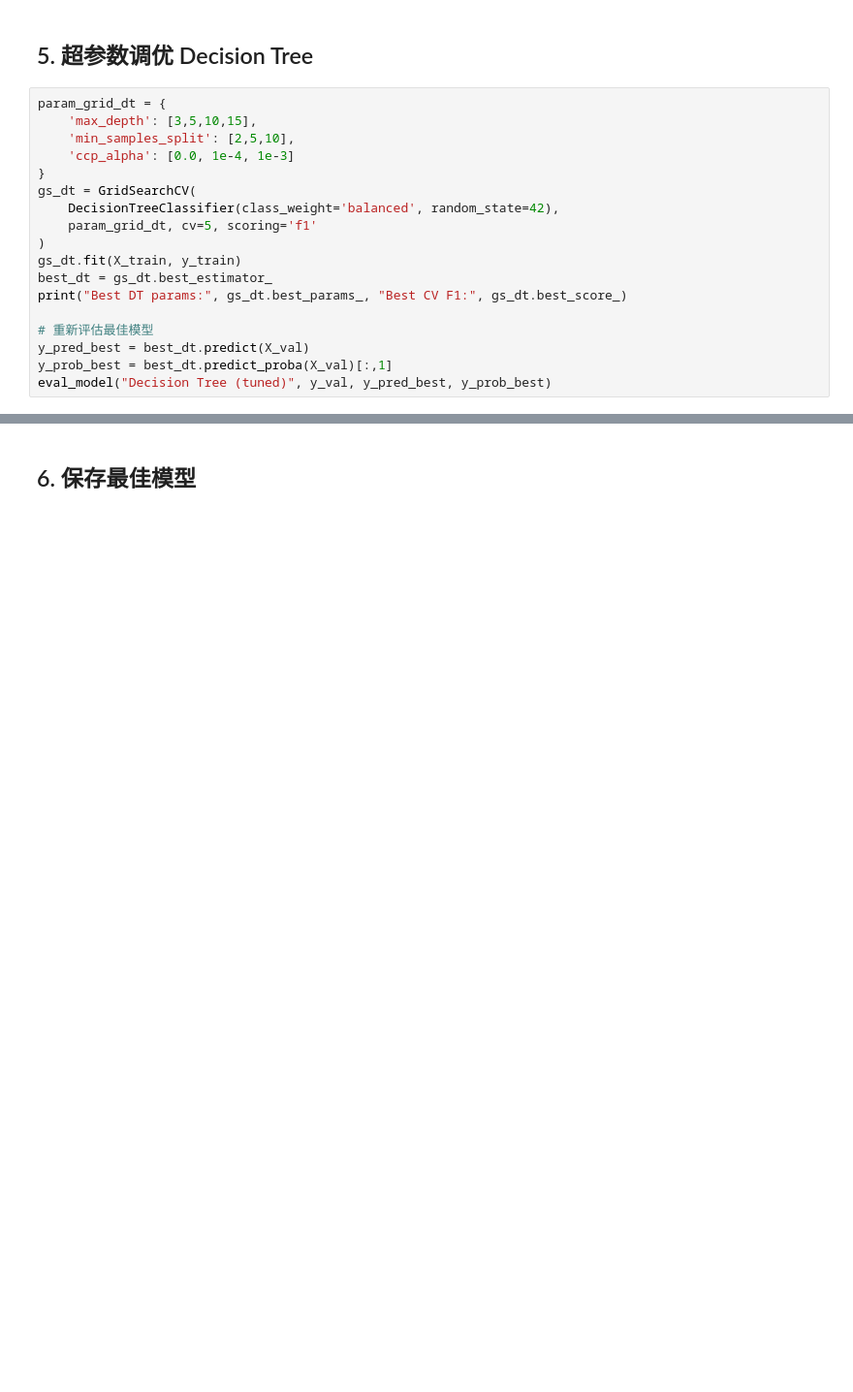
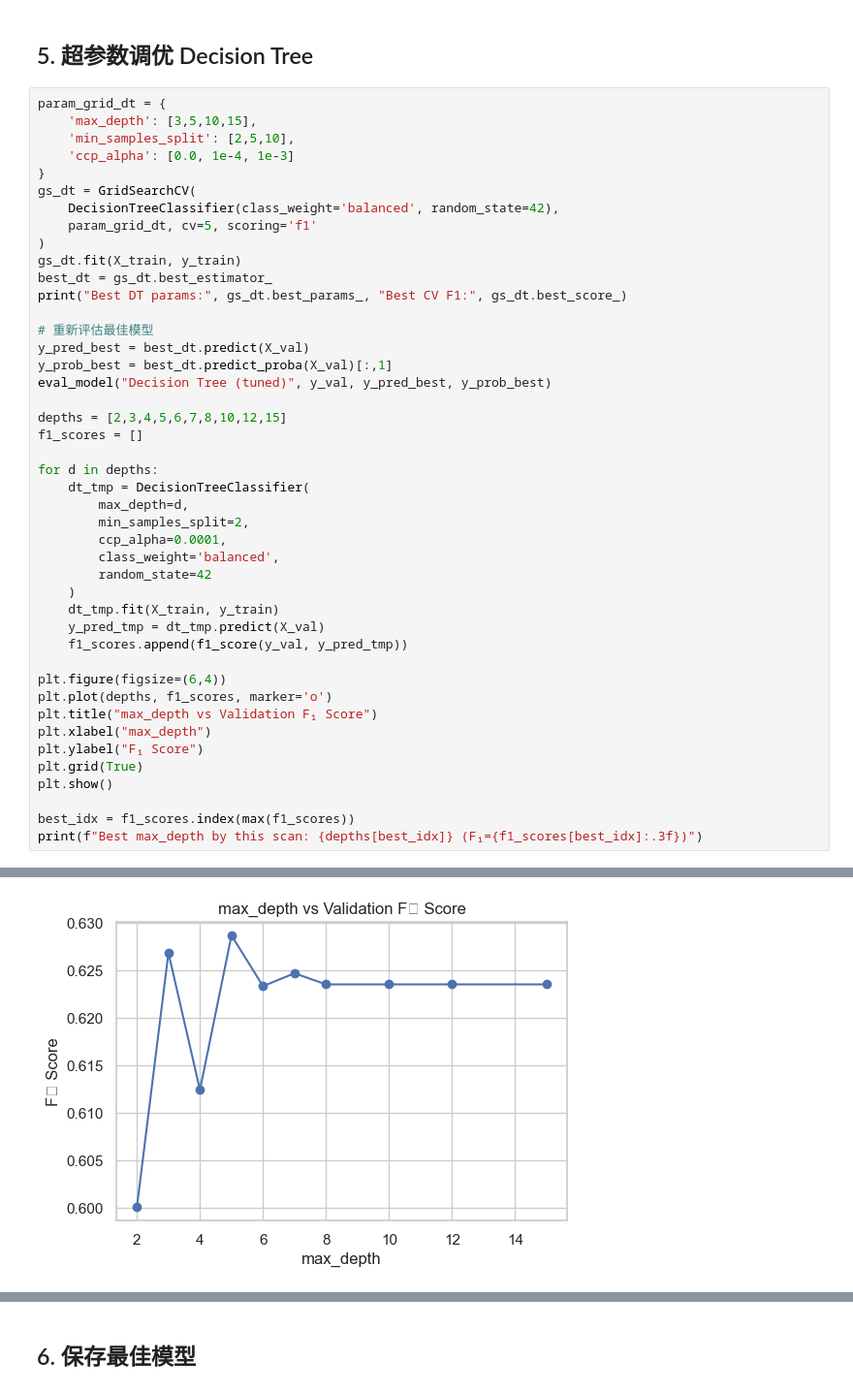
Before and after one commit to lixuanan2/EC-covid19-project, a Jupyter notebook: notebooks/02_O1_Classification.ipynb, the cells around one changed output, grey strips where cells are left out. Shown at 97% size. Saved outputs shown, nothing was run; the diff lists cells and outputs as text; blank space fills up the shorter version.

```diff
--- a/notebooks/02_O1_Classification.ipynb
+++ b/notebooks/02_O1_Classification.ipynb
@@ -123,30 +124,57 @@ weighted avg       0.74      0.73      0.73      3675
 param_grid_dt = {
     'max_depth': [3,5,10,15],
     'min_samples_split': [2,5,10],
     'ccp_alpha': [0.0, 1e-4, 1e-3]
 }
 gs_dt = GridSearchCV(
     DecisionTreeClassifier(class_weight='balanced', random_state=42),
     param_grid_dt, cv=5, scoring='f1'
 )
 gs_dt.fit(X_train, y_train)
 best_dt = gs_dt.best_estimator_
 print("Best DT params:", gs_dt.best_params_, "Best CV F1:", gs_dt.best_score_)
 
 # 重新评估最佳模型
 y_pred_best = best_dt.predict(X_val)
 y_prob_best = best_dt.predict_proba(X_val)[:,1]
 eval_model("Decision Tree (tuned)", y_val, y_pred_best, y_prob_best)
+
+depths = [2,3,4,5,6,7,8,10,12,15]
+f1_scores = []
+
+for d in depths:
+    dt_tmp = DecisionTreeClassifier(
+        max_depth=d,
+        min_samples_split=2,
+        ccp_alpha=0.0001,
+        class_weight='balanced',
+        random_state=42
+    )
+    dt_tmp.fit(X_train, y_train)
+    y_pred_tmp = dt_tmp.predict(X_val)
+    f1_scores.append(f1_score(y_val, y_pred_tmp))
+
+plt.figure(figsize=(6,4))
+plt.plot(depths, f1_scores, marker='o')
+plt.title("max_depth vs Validation F₁ Score")
+plt.xlabel("max_depth")
+plt.ylabel("F₁ Score")
+plt.grid(True)
+plt.show()
+
+best_idx = f1_scores.index(max(f1_scores))
+print(f"Best max_depth by this scan: {depths[best_idx]} (F₁={f1_scores[best_idx]:.3f})")
 # %% [output]
 Best DT params: {'ccp_alpha': 0.0001, 'max_depth': 5, 'min_samples_split': 2} Best CV F1: 0.6356694733196984
 === Decision Tree (tuned) ===
               precision    recall  f1-score   support
 
            0       0.82      0.72      0.76      2394
            1       0.57      0.70      0.63      1281
 
     accuracy                           0.71      3675
    macro avg       0.69      0.71      0.70      3675
 weighted avg       0.73      0.71      0.72      3675
 [figure]
 [figure]
+[figure, added]
```
Also changed, not shown: parts of 6 cells of this notebook, 2 other files.
